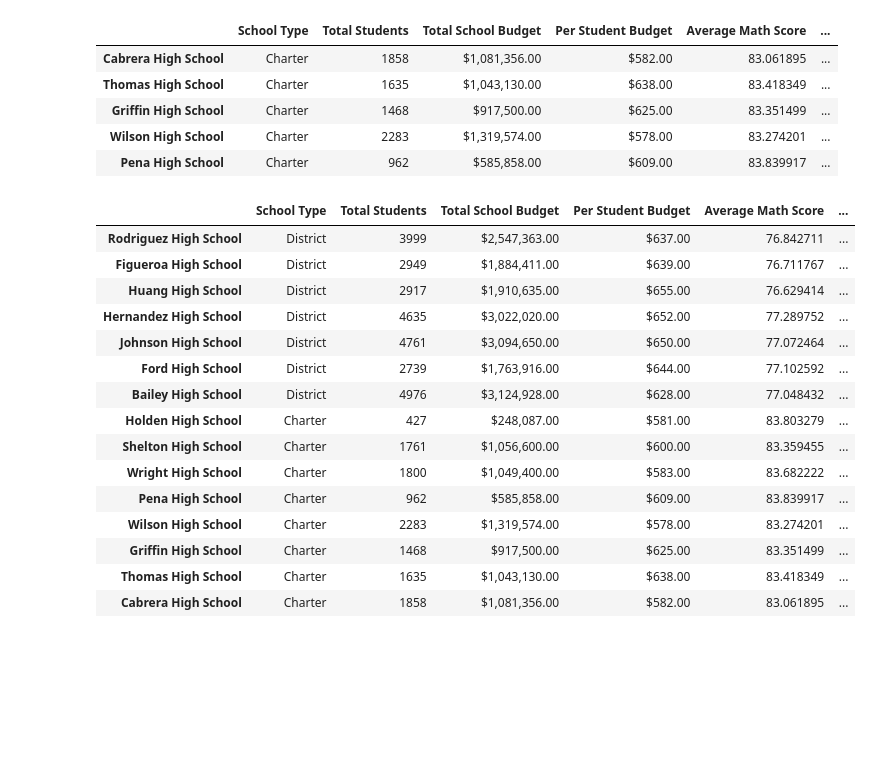
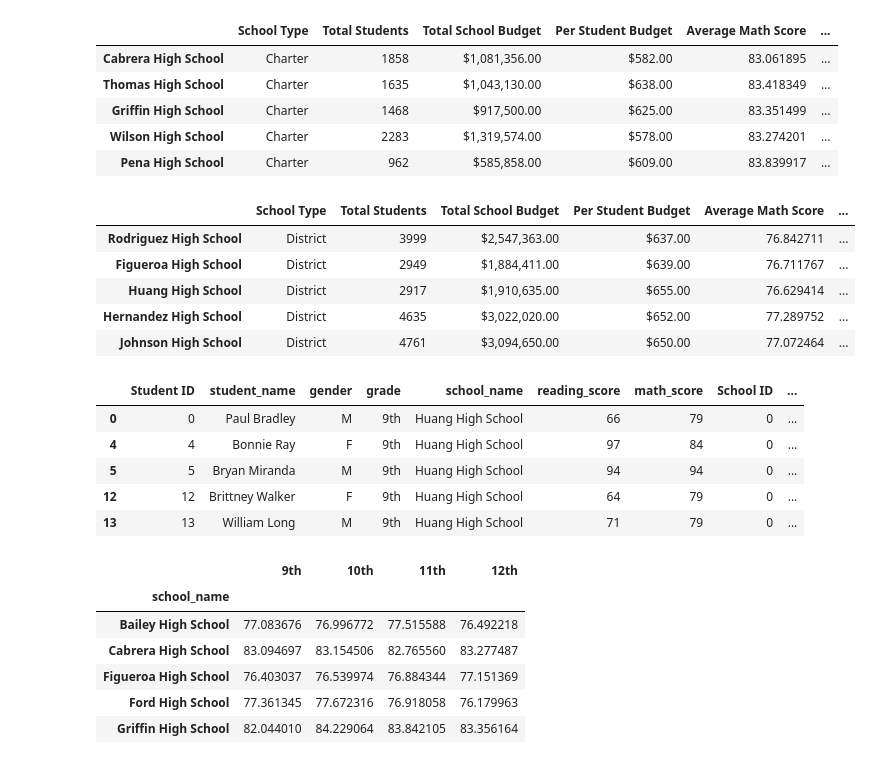
Before and after one commit to CJhair7/School_District_Analysis, a Jupyter notebook: PyCitySchools.ipynb, the cells around one changed output. Drawn from its saved outputs; the diff is of its cells as text; code cells hidden in the pictures; blank space fills up the shorter version.

Commit message:
added average math and reading scores by grade

```diff
--- a/PyCitySchools.ipynb
+++ b/PyCitySchools.ipynb
@@ -782,23 +782,13 @@ top_schools.head()
 | Pena High School | Charter | 962 | $585,858.00 | $609.00 | 83.839917 | ... |
 # %%
 # Sort and show top five schools.
-bottom_schools = per_school_summary_df.sort_values(["% Overall Passing"], ascending=True)
+bottom_schools = per_school_summary_df.sort_values(["% Overall Passing"])
 
-bottom_schools.head
+bottom_schools.head()
 # %% [output]
 |  | School Type | Total Students | Total School Budget | Per Student Budget | Average Math Score | ... |
 | Rodriguez High School | District | 3999 | $2,547,363.00 | $637.00 | 76.842711 | ... |
 | Figueroa High School | District | 2949 | $1,884,411.00 | $639.00 | 76.711767 | ... |
 | Huang High School | District | 2917 | $1,910,635.00 | $655.00 | 76.629414 | ... |
 | Hernandez High School | District | 4635 | $3,022,020.00 | $652.00 | 77.289752 | ... |
 | Johnson High School | District | 4761 | $3,094,650.00 | $650.00 | 77.072464 | ... |
-| Ford High School | District | 2739 | $1,763,916.00 | $644.00 | 77.102592 | ... |
-| Bailey High School | District | 4976 | $3,124,928.00 | $628.00 | 77.048432 | ... |
-| Holden High School | Charter | 427 | $248,087.00 | $581.00 | 83.803279 | ... |
-| Shelton High School | Charter | 1761 | $1,056,600.00 | $600.00 | 83.359455 | ... |
-| Wright High School | Charter | 1800 | $1,049,400.00 | $583.00 | 83.682222 | ... |
-| Pena High School | Charter | 962 | $585,858.00 | $609.00 | 83.839917 | ... |
-| Wilson High School | Charter | 2283 | $1,319,574.00 | $578.00 | 83.274201 | ... |
-| Griffin High School | Charter | 1468 | $917,500.00 | $625.00 | 83.351499 | ... |
-| Thomas High School | Charter | 1635 | $1,043,130.00 | $638.00 | 83.418349 | ... |
-| Cabrera High School | Charter | 1858 | $1,081,356.00 | $582.00 | 83.061895 | ... |
@@ -804,0 +813,9 @@ bottom_schools.head
+# %%
+ninth_graders.head()
+# %% [output]
+|  | Student ID | student_name | gender | grade | school_name | reading_score | math_score | School ID | ... |
+| 0 | 0 | Paul Bradley | M | 9th | Huang High School | 66 | 79 | 0 | ... |
+| 4 | 4 | Bonnie Ray | F | 9th | Huang High School | 97 | 84 | 0 | ... |
+| 5 | 5 | Bryan Miranda | M | 9th | Huang High School | 94 | 94 | 0 | ... |
+| 12 | 12 | Brittney Walker | F | 9th | Huang High School | 64 | 79 | 0 | ... |
+| 13 | 13 | William Long | M | 9th | Huang High School | 71 | 79 | 0 | ... |
@@ -804,0 +840,17 @@ bottom_schools.head
+# %%
+# Combine each grade level Series for average math scores by school into a single DataFrame.
+math_scores_by_grade = pd.DataFrame({
+               "9th": ninth_grade_math_scores,
+               "10th": tenth_grade_math_scores,
+               "11th": eleventh_grade_math_scores,
+               "12th": twelfth_grade_math_scores})
+
+math_scores_by_grade.head()
+# %% [output]
+|  | 9th | 10th | 11th | 12th |
+| school_name |  |  |  |  |
+| Bailey High School | 77.083676 | 76.996772 | 77.515588 | 76.492218 |
+| Cabrera High School | 83.094697 | 83.154506 | 82.765560 | 83.277487 |
+| Figueroa High School | 76.403037 | 76.539974 | 76.884344 | 77.151369 |
+| Ford High School | 77.361345 | 77.672316 | 76.918058 | 76.179963 |
+| Griffin High School | 82.044010 | 84.229064 | 83.842105 | 83.356164 |
```
Also changed, not shown: parts of 6 cells of this notebook, 2 other files.
